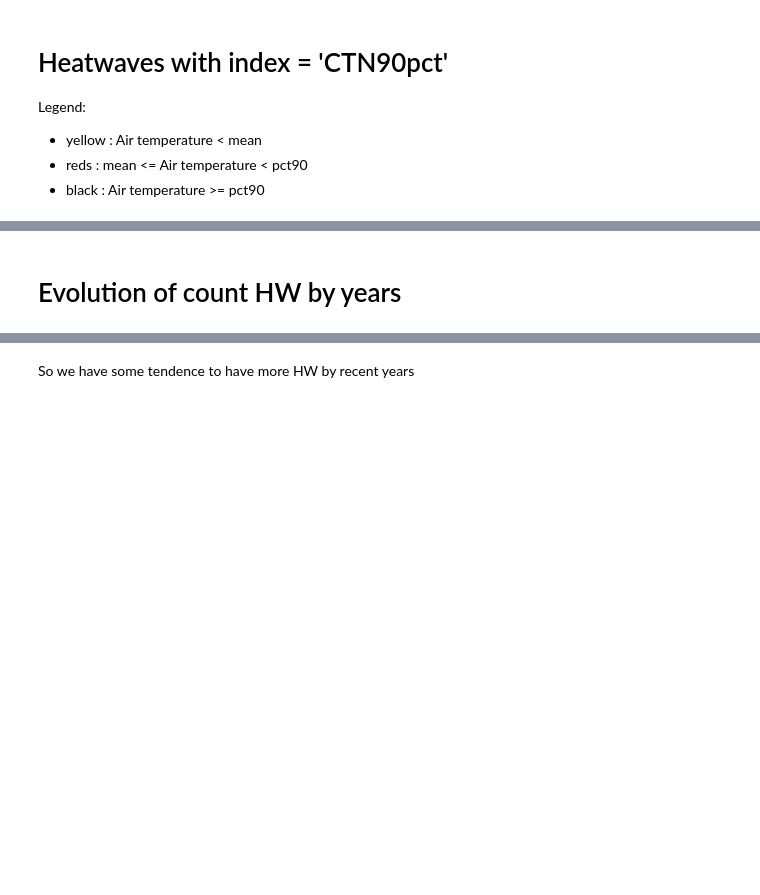
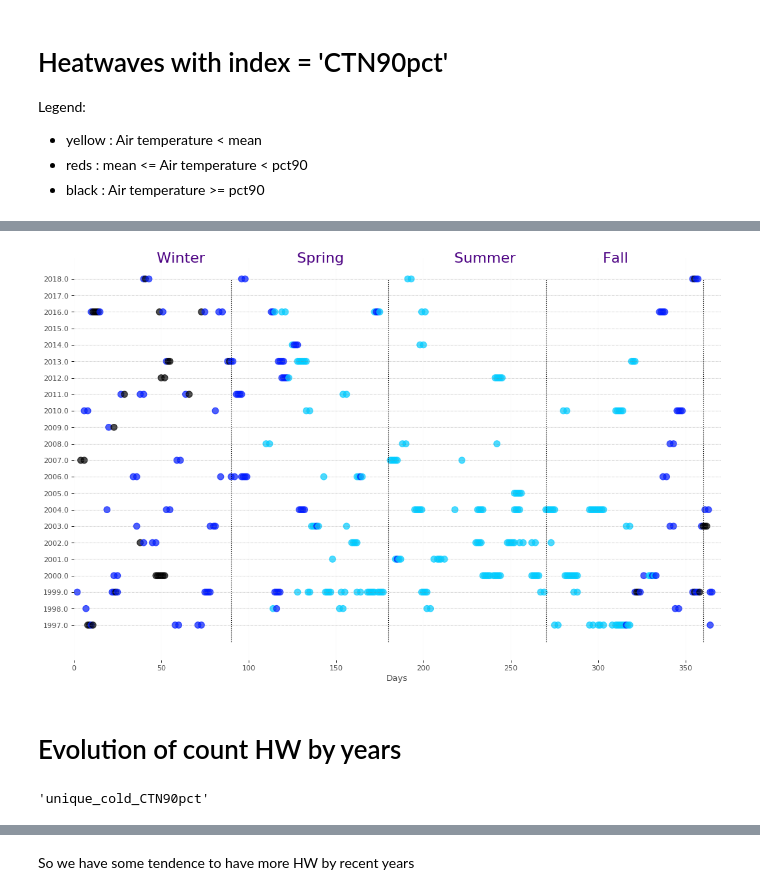
Before and after one commit to lucashueda/climate_health, a Jupyter notebook: 3.3 - Geirinhas .ipynb, the cells around one changed output, grey strips where cells are left out. Cells and saved outputs as stored; diff of their text form; code cells hidden in the pictures; blank space fills up the shorter version.

```diff
--- a/3.3 - Geirinhas .ipynb
+++ b/3.3 - Geirinhas .ipynb
@@ -379,3 +586,7 @@ plot_heatwave(fv,flag_heat2)
+# %%
+plot_coldwave(fv,flag_heat3)
+# %% [output]
+[figure, added]
 # %% [markdown]
 # Evolution of count HW by years
 # %%
@@ -386,3 +600,7 @@ to_plot = to_plot.merge(to_plot2, on = 'YEAR', how='left')
+# %%
+flag_unique3
+# %% [output]
+'unique_cold_CTN90pct'
 # %%
 plt.figure(figsize=(14,6))
 width = 0.40
```
Also changed, not shown: parts of 27 cells of this notebook.
